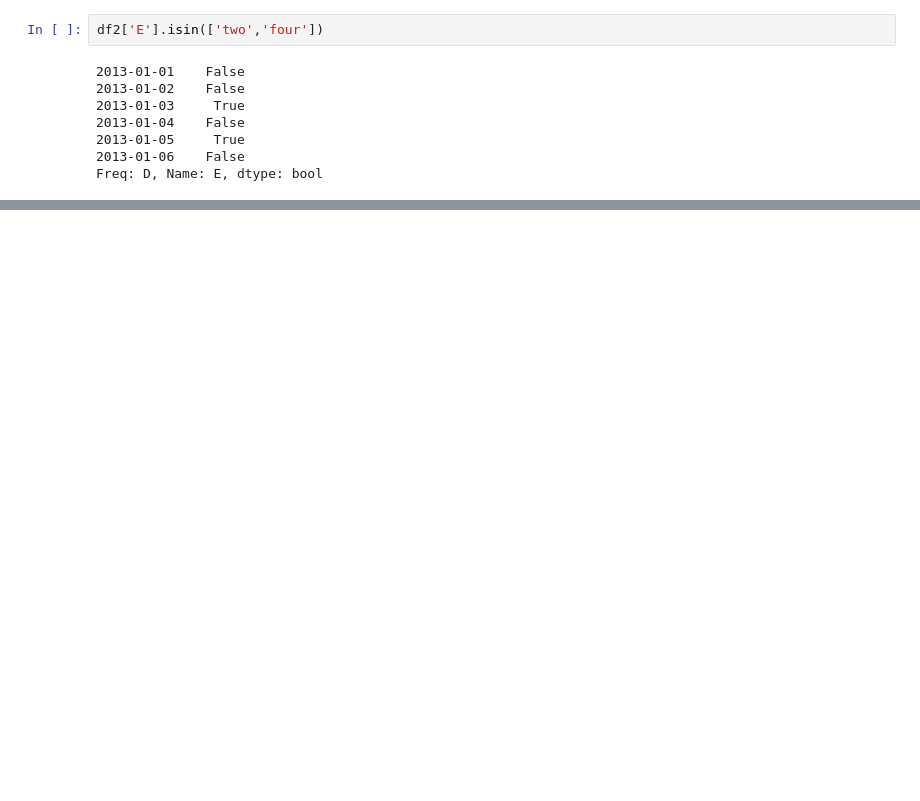
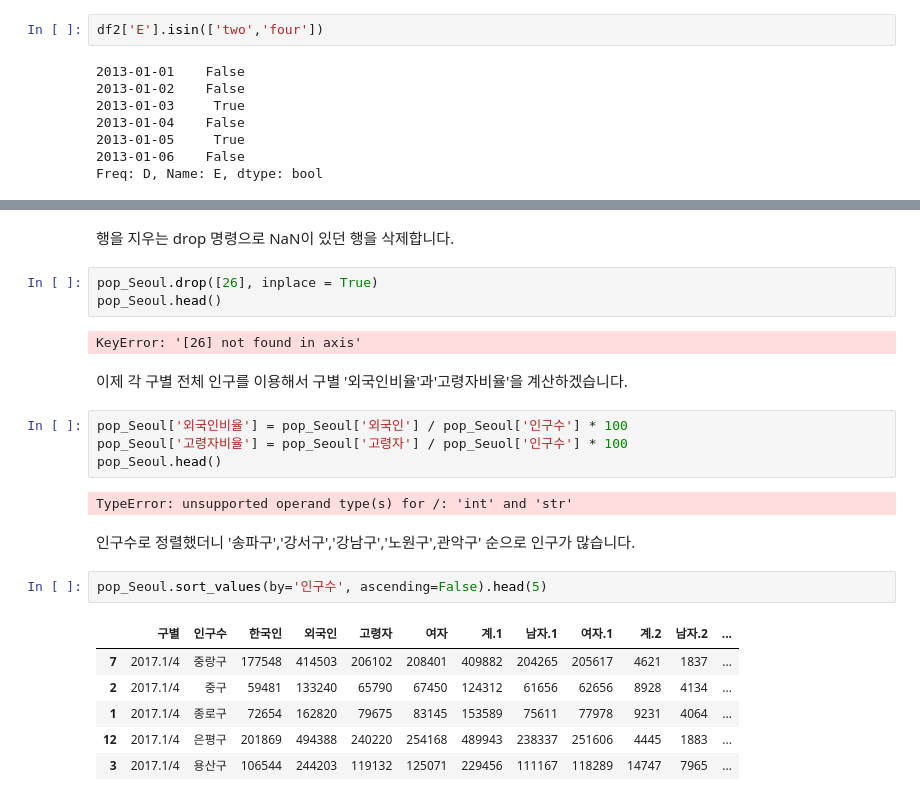
Before and after one commit to goldang01/DataScience_Study, a Jupyter notebook: Chapter 1.ipynb, the cells around one changed output, grey strips where cells are left out. Drawn from its saved outputs; the diff is of its cells as text; blank space fills up the shorter version.

```diff
--- a/Chapter 1.ipynb
+++ b/Chapter 1.ipynb
@@ -430,0 +539,26 @@ test3
+# %% [markdown]
+행을 지우는 drop 명령으로 NaN이 있던 행을 삭제합니다.
+# %%
+pop_Seoul.drop([26], inplace = True)
+pop_Seoul.head()
+# %% [output]
+KeyError: '[26] not found in axis'
+# %% [markdown]
+이제 각 구별 전체 인구를 이용해서 구별 '외국인비율'과'고령자비율'을 계산하겠습니다.
+# %%
+pop_Seoul['외국인비율'] = pop_Seoul['외국인'] / pop_Seoul['인구수'] * 100
+pop_Seoul['고령자비율'] = pop_Seoul['고령자'] / pop_Seuol['인구수'] * 100
+pop_Seoul.head()
+# %% [output]
+TypeError: unsupported operand type(s) for /: 'int' and 'str'
+# %% [markdown]
+인구수로 정렬했더니 '송파구','강서구','강남구','노원구',관악구' 순으로 인구가 많습니다.
+# %%
+pop_Seoul.sort_values(by='인구수', ascending=False).head(5)
+# %% [output]
+|  | 구별 | 인구수 | 한국인 | 외국인 | 고령자 | 여자 | 계.1 | 남자.1 | 여자.1 | 계.2 | 남자.2 | ... |
+| 7 | 2017.1/4 | 중랑구 | 177548 | 414503 | 206102 | 208401 | 409882 | 204265 | 205617 | 4621 | 1837 | ... |
+| 2 | 2017.1/4 | 중구 | 59481 | 133240 | 65790 | 67450 | 124312 | 61656 | 62656 | 8928 | 4134 | ... |
+| 1 | 2017.1/4 | 종로구 | 72654 | 162820 | 79675 | 83145 | 153589 | 75611 | 77978 | 9231 | 4064 | ... |
+| 12 | 2017.1/4 | 은평구 | 201869 | 494388 | 240220 | 254168 | 489943 | 238337 | 251606 | 4445 | 1883 | ... |
+| 3 | 2017.1/4 | 용산구 | 106544 | 244203 | 119132 | 125071 | 229456 | 111167 | 118289 | 14747 | 7965 | ... |
```
Also changed, not shown: parts of 63 cells of this notebook.
